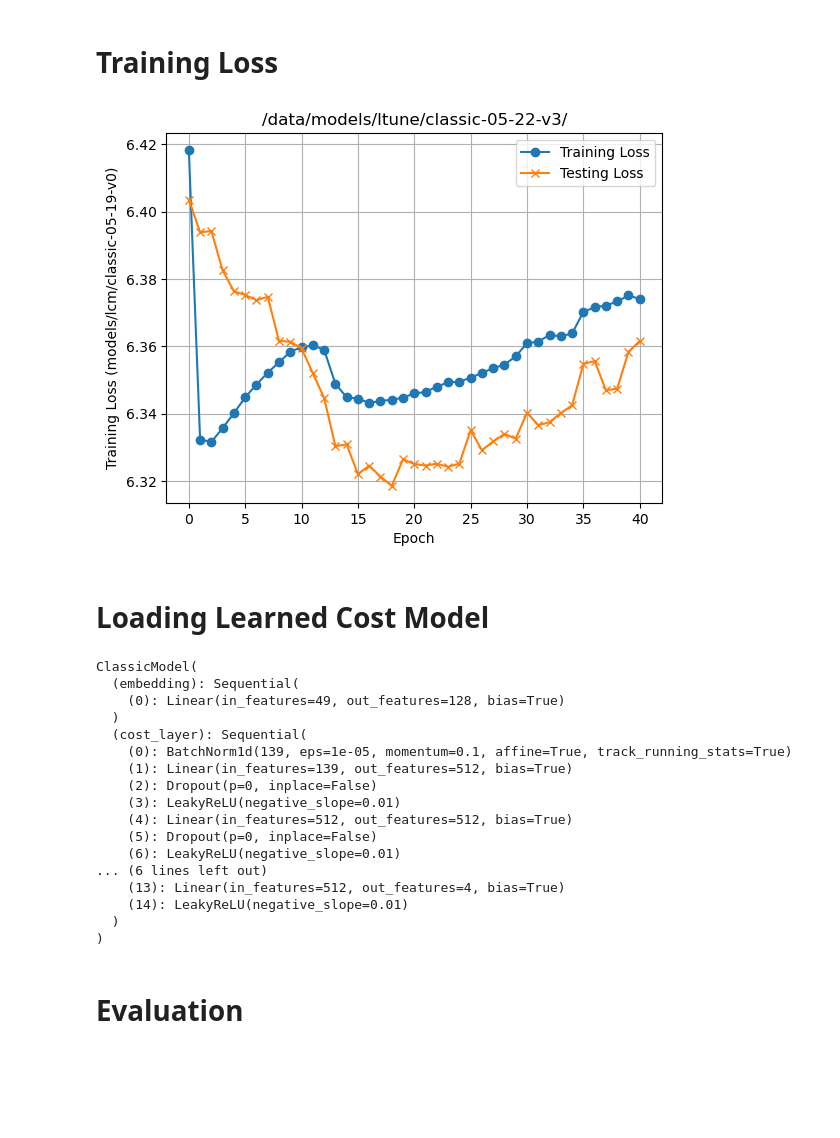
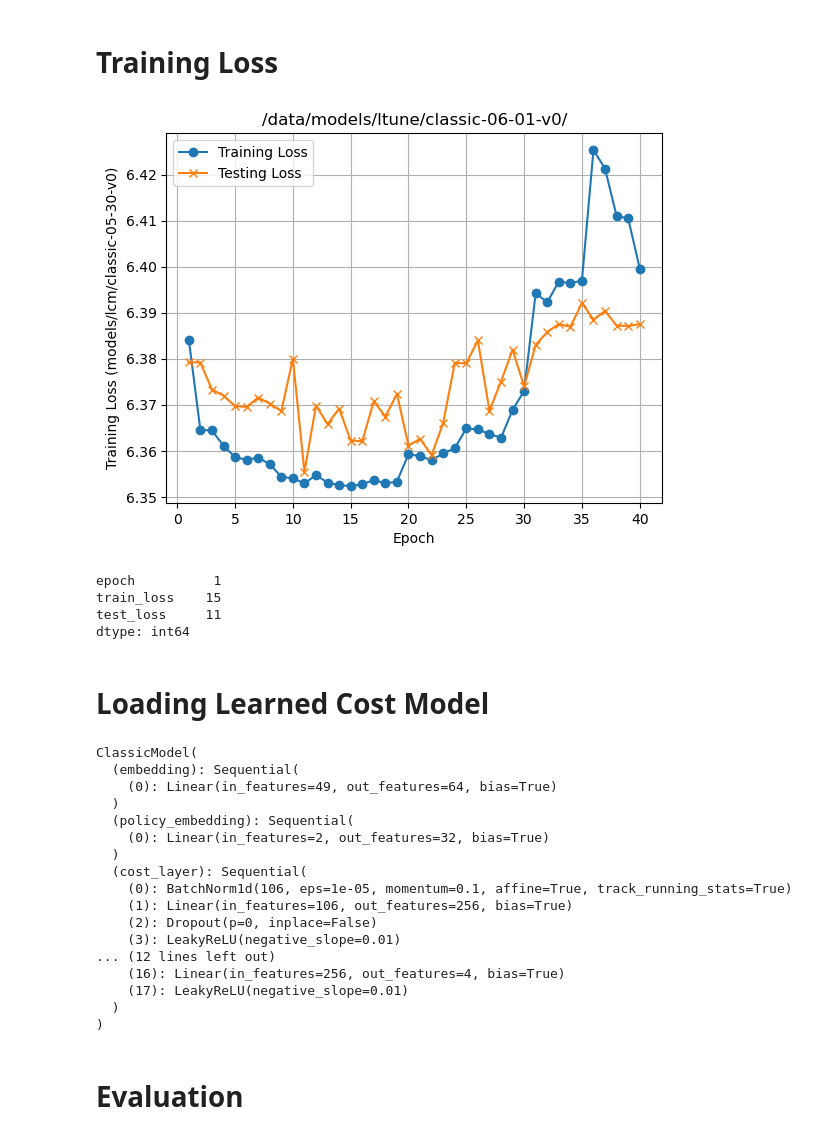
Before and after one commit to ephoris/endure-jupyter, a Jupyter notebook: experiments/01_ltune_eval.ipynb, the cells around one changed output. Cells and saved outputs as stored; diff of their text form; code cells hidden in the pictures; blank space fills up the shorter version.

```diff
--- a/experiments/01_ltune_eval.ipynb
+++ b/experiments/01_ltune_eval.ipynb
@@ -26,10 +26,11 @@ from endure.ltune.model.builder import LTuneModelBuilder
 # %% [markdown]
 # Loading Model
 # %%
-path = '/data/models/ltune/classic-05-22-v3/'
+path = '/data/models/ltune/classic-06-01-v0/'
 config = Reader.read_config(os.path.join(path, 'endure.toml'))
 # config = Reader.read_config('../../endure.toml')
 cf = EndureCost(config)
+design = config['lsm']['design']
 # %%
 model = LTuneModelBuilder(config).build_model()
 model_name = os.path.join(path, 'best.model')
@@ -93,17 +94,25 @@ design, out
 # %% [markdown]
 # Training Loss
 # %%
-losses = pd.read_csv(os.path.join(path, 'losses.csv')).loc[0:40]
+losses = pd.read_csv(os.path.join(path, 'losses.csv')).loc[1:40]
 fig, ax = plt.subplots()
 ax.plot(losses['epoch'], losses['train_loss'], '-o', label='Training Loss')
 ax.plot(losses['epoch'], losses['test_loss'], '-x', label='Testing Loss')
 ax.set_xlabel('Epoch')
 ax.set_ylabel(f'Training Loss ({config["job"]["LTuneTrain"]["loss_fn_path"]})')
 ax.set_title(f'{path}')
 ax.grid()
+# ax.set_yscale('log')
 _ = ax.legend()
 # %% [output]
-[figure, old version]
+[figure, new version]
+# %%
+losses.idxmin()
+# %% [output]
+epoch          1
+train_loss    15
+test_loss     11
+dtype: int64
 # %% [markdown]
 # Loading Learned Cost Model
 # %%
@@ -114,19 +123,19 @@ loss_model.eval()
 # %% [output]
 ClassicModel(
   (embedding): Sequential(
-    (0): Linear(in_features=49, out_features=128, bias=True)
+    (0): Linear(in_features=49, out_features=64, bias=True)
+  )
+  (policy_embedding): Sequential(
+    (0): Linear(in_features=2, out_features=32, bias=True)
   )
   (cost_layer): Sequential(
-    (0): BatchNorm1d(139, eps=1e-05, momentum=0.1, affine=True, track_running_stats=True)
-    (1): Linear(in_features=139, out_features=512, bias=True)
+    (0): BatchNorm1d(106, eps=1e-05, momentum=0.1, affine=True, track_running_stats=True)
+    (1): Linear(in_features=106, out_features=256, bias=True)
     (2): Dropout(p=0, inplace=False)
     (3): LeakyReLU(negative_slope=0.01)
-    (4): Linear(in_features=512, out_features=512, bias=True)
-    (5): Dropout(p=0, inplace=False)
-    (6): LeakyReLU(negative_slope=0.01)
-... (6 lines left out)
-    (13): Linear(in_features=512, out_features=4, bias=True)
-    (14): LeakyReLU(negative_slope=0.01)
+... (12 lines left out)
+    (16): Linear(in_features=256, out_features=4, bias=True)
+    (17): LeakyReLU(negative_slope=0.01)
   )
 )
 # %%
```
Also changed, not shown: parts of 22 cells of this notebook, 1 other file.
